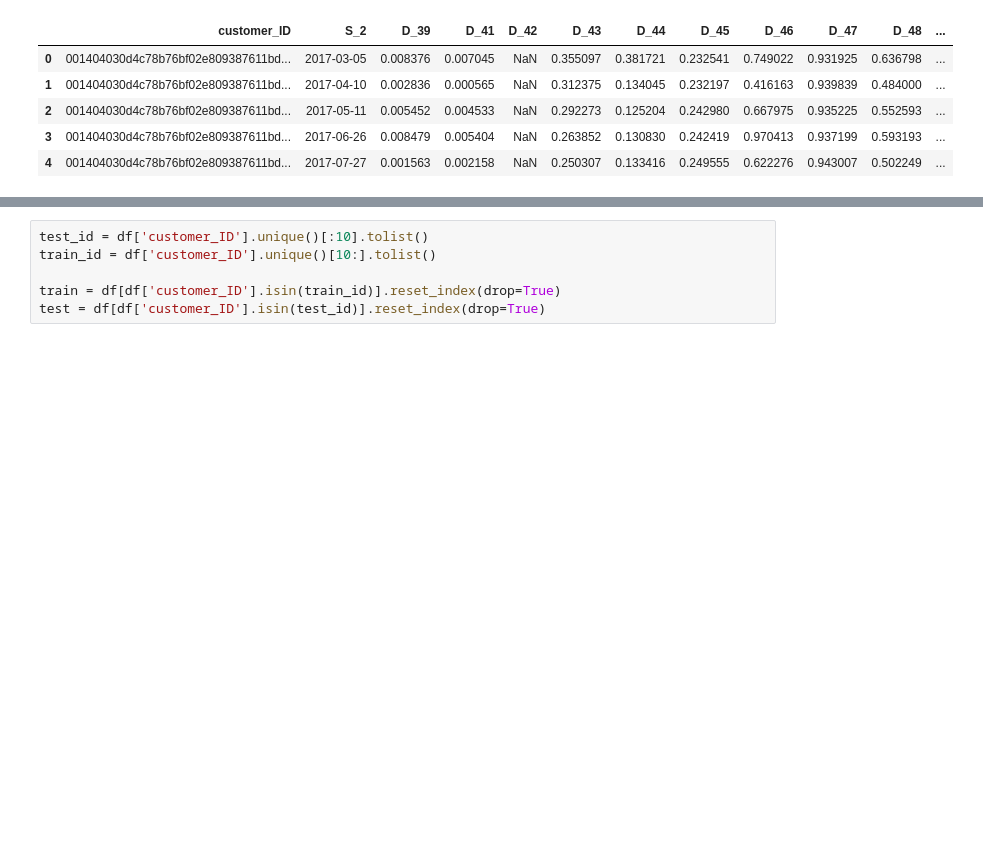
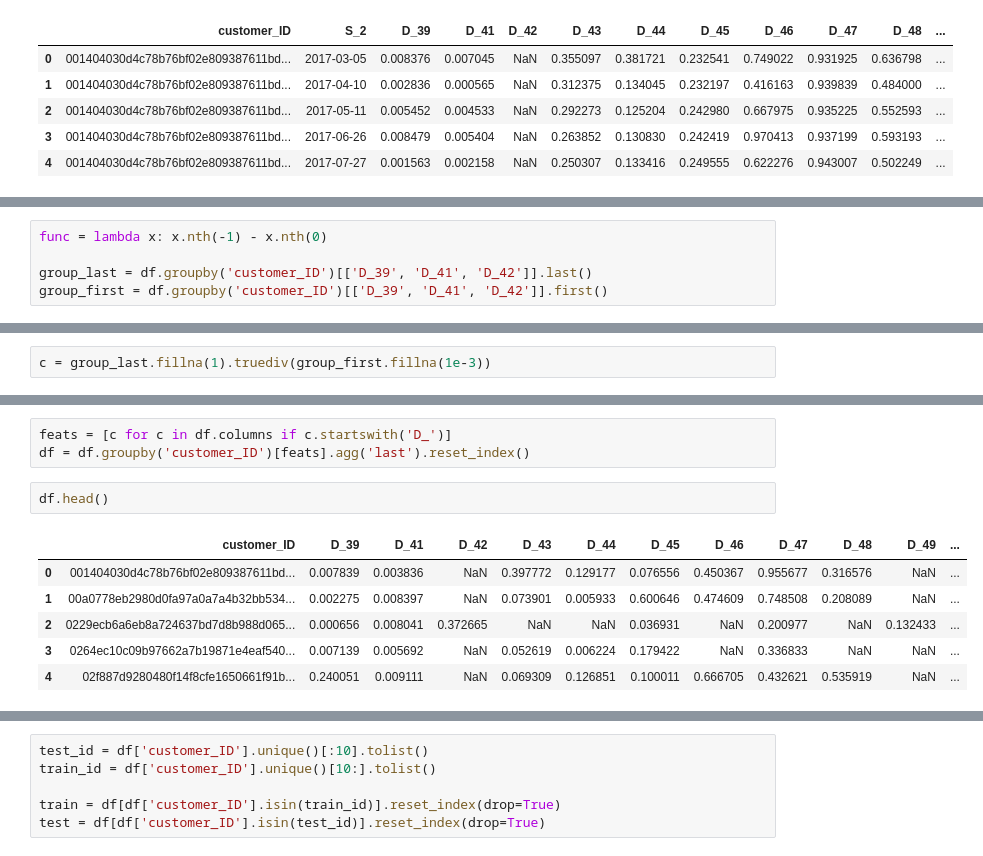
Before and after one commit to navitacion/amex-default-prediction, a Jupyter notebook: notebooks/features.ipynb, the cells around one changed output, grey strips where cells are left out. Saved outputs shown, nothing was run; the diff lists cells and outputs as text; blank space fills up the shorter version.

```diff
--- a/notebooks/features.ipynb
+++ b/notebooks/features.ipynb
@@ -29,0 +44,5 @@ df.head()
+# %%
+func = lambda x: x.nth(-1) - x.nth(0)
+
+group_last = df.groupby('customer_ID')[['D_39', 'D_41', 'D_42']].last()
+group_first = df.groupby('customer_ID')[['D_39', 'D_41', 'D_42']].first()
@@ -29,0 +98,2 @@ df.head()
+# %%
+c = group_last.fillna(1).truediv(group_first.fillna(1e-3))
@@ -29,0 +193,12 @@ df.head()
+# %%
+feats = [c for c in df.columns if c.startswith('D_')]
+df = df.groupby('customer_ID')[feats].agg('last').reset_index()
+# %%
+df.head()
+# %% [output]
+|  | customer_ID | D_39 | D_41 | D_42 | D_43 | D_44 | D_45 | D_46 | D_47 | D_48 | D_49 | ... |
+| 0 | 001404030d4c78b76bf02e809387611bd... | 0.007839 | 0.003836 | NaN | 0.397772 | 0.129177 | 0.076556 | 0.450367 | 0.955677 | 0.316576 | NaN | ... |
+| 1 | 00a0778eb2980d0fa97a0a7a4b32bb534... | 0.002275 | 0.008397 | NaN | 0.073901 | 0.005933 | 0.600646 | 0.474609 | 0.748508 | 0.208089 | NaN | ... |
+| 2 | 0229ecb6a6eb8a724637bd7d8b988d065... | 0.000656 | 0.008041 | 0.372665 | NaN | NaN | 0.036931 | NaN | 0.200977 | NaN | 0.132433 | ... |
+| 3 | 0264ec10c09b97662a7b19871e4eaf540... | 0.007139 | 0.005692 | NaN | 0.052619 | 0.006224 | 0.179422 | NaN | 0.336833 | NaN | NaN | ... |
+| 4 | 02f887d9280480f14f8cfe1650661f91b... | 0.240051 | 0.009111 | NaN | 0.069309 | 0.126851 | 0.100011 | 0.666705 | 0.432621 | 0.535919 | NaN | ... |
```
Also changed, not shown: parts of 25 cells of this notebook, 4 other files.
